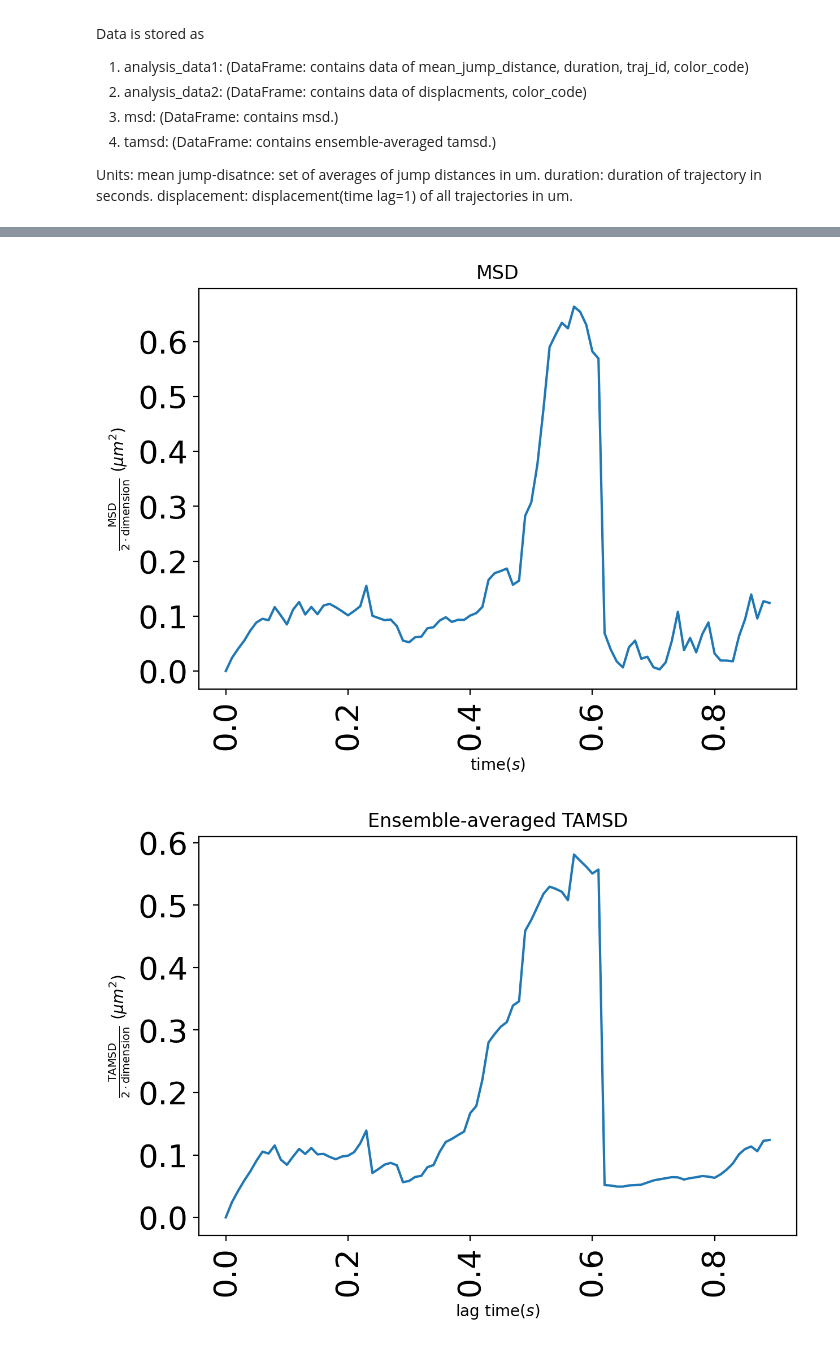
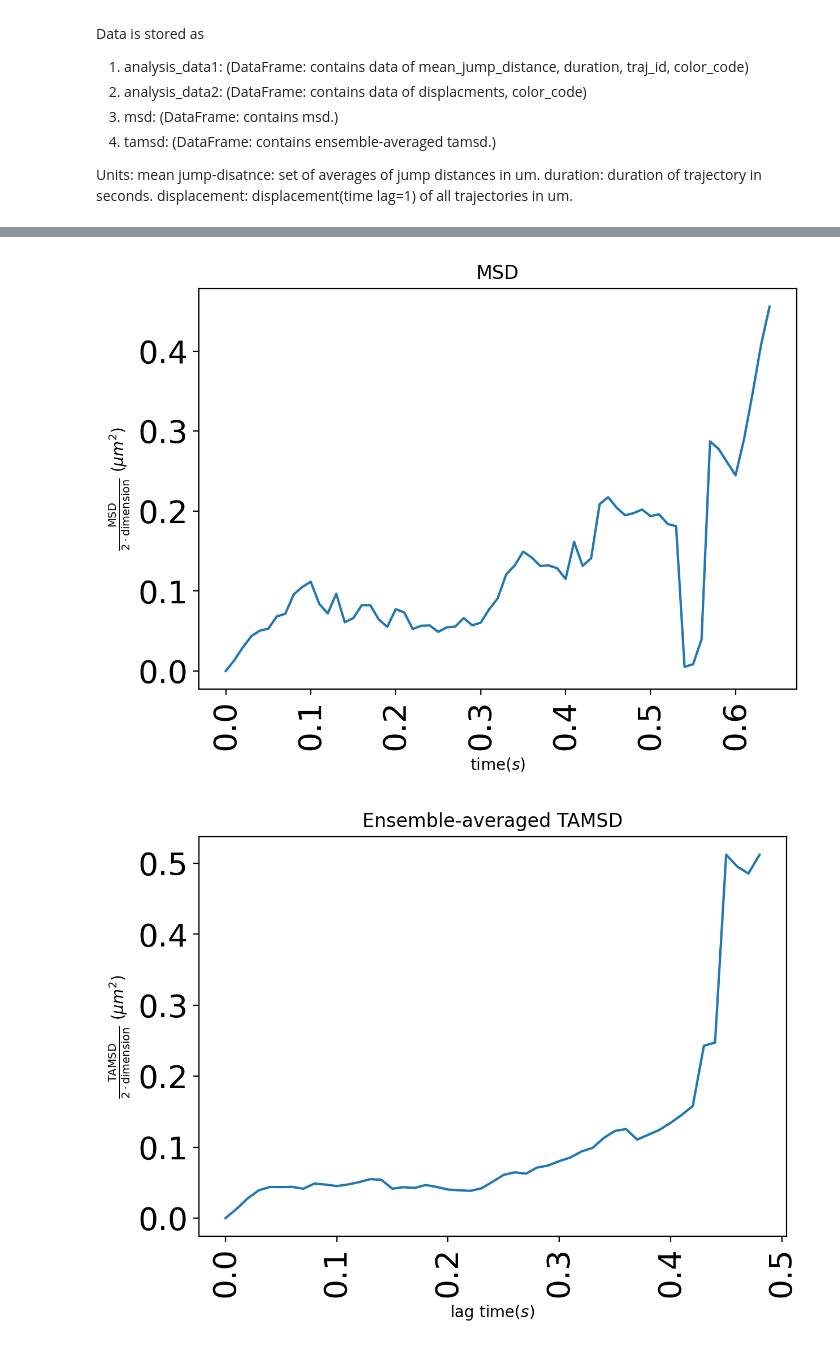
Before and after one commit to JunwooParkSaribu/FreeTrace, a Jupyter notebook: tutorial.ipynb, the cells around one changed output, grey strips where cells are left out. Cells and saved outputs as stored; diff of their text form; code cells hidden in the pictures.

```diff
--- a/tutorial.ipynb
+++ b/tutorial.ipynb
@@ -111,7 +174,7 @@ Option settings for data analysis.
 """
 PIXELMICRONS = 0.16
 FRAMERATE = 0.01
-CUTOFF = 2  # miminum length of trajectory to conisder for the analysis.
+CUTOFF = 3  # miminum length of trajectory to conisder for the analysis.
 number_of_bins = 50
 figure_resolution_in_dpi = 200
 figure_font_size = 20
@@ -127,13 +190,14 @@ Simple_preprocessing includes below steps.
 2. convert from pixel unit to micrometer unit with PIXELMICRONS and FRAMERATE
 3. generate 4 DataFrames.
 """
-analysis_data1, analysis_data2, msd, tamsd = simple_preprocessing(data=trajectory_data,
-                                                                  pixelmicrons=PIXELMICRONS,
-                                                                  framerate=FRAMERATE,
-                                                                  cutoff=CUTOFF)
+analysis_data1, analysis_data2, analysis_data3, msd, tamsd = simple_preprocessing(data=trajectory_data,
+                                                                                  pixelmicrons=PIXELMICRONS,
+                                                                                  framerate=FRAMERATE,
+                                                                                  cutoff=CUTOFF)
 
 print(f'\nanalysis_data1:\n', analysis_data1)
 print(f'\nanalysis_data2:\n', analysis_data2)
+print(f'\nanalysis_data3:\n', analysis_data3)
 print(f'\nMSD:\n', msd)
 print(f'\nEnsemble-averaged TAMSD:\n', tamsd)
 # %% [output]
@@ -206,6 +282,6 @@ plt.tight_layout()
 # %%
-#p4: MSD
-plt.figure(f'p4', dpi=figure_resolution_in_dpi)
+#p5: MSD
+plt.figure(f'p5', dpi=figure_resolution_in_dpi)
 p4 = sns.lineplot(data=msd, x=msd['time'], y=msd['mean'])
 p4.set_title(f'MSD')
 p4.set_xlabel(r'time($s$)')
@@ -215,18 +291,18 @@ plt.xticks(fontsize=figure_font_size)
 plt.xticks(rotation=90)
 plt.tight_layout()
 # %% [output]
-[figure, old version]
+[figure, new version]
 # %%
-#p5: Ensemble-averaged TAMSD
-plt.figure(f'p5', dpi=figure_resolution_in_dpi)
+#p6: Ensemble-averaged TAMSD
+plt.figure(f'p6', dpi=figure_resolution_in_dpi)
 p5 = sns.lineplot(data=tamsd, x=tamsd['time'], y=tamsd['mean'])
 p5.set_title(f'Ensemble-averaged TAMSD')
 p5.set_xlabel(r'lag time($s$)')
 p5.set_ylabel(r'$\frac{\text{TAMSD}}{\text{2} \cdot \text{dimension}}$ ($\mu m^2$)')
 plt.yticks(fontsize=figure_font_size)
 plt.xticks(fontsize=figure_font_size)
 plt.xticks(rotation=90)
 plt.tight_layout()
 plt.show()
 # %% [output]
-[figure, old version]
+[figure, new version]
```
Also changed, not shown: parts of 10 cells of this notebook, 3 other files.
